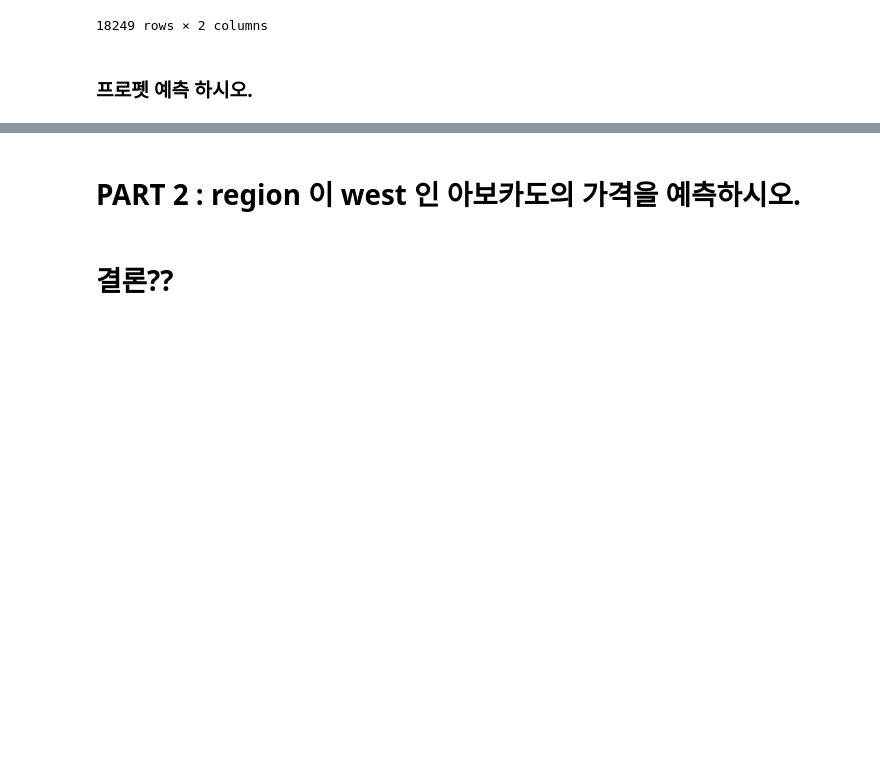
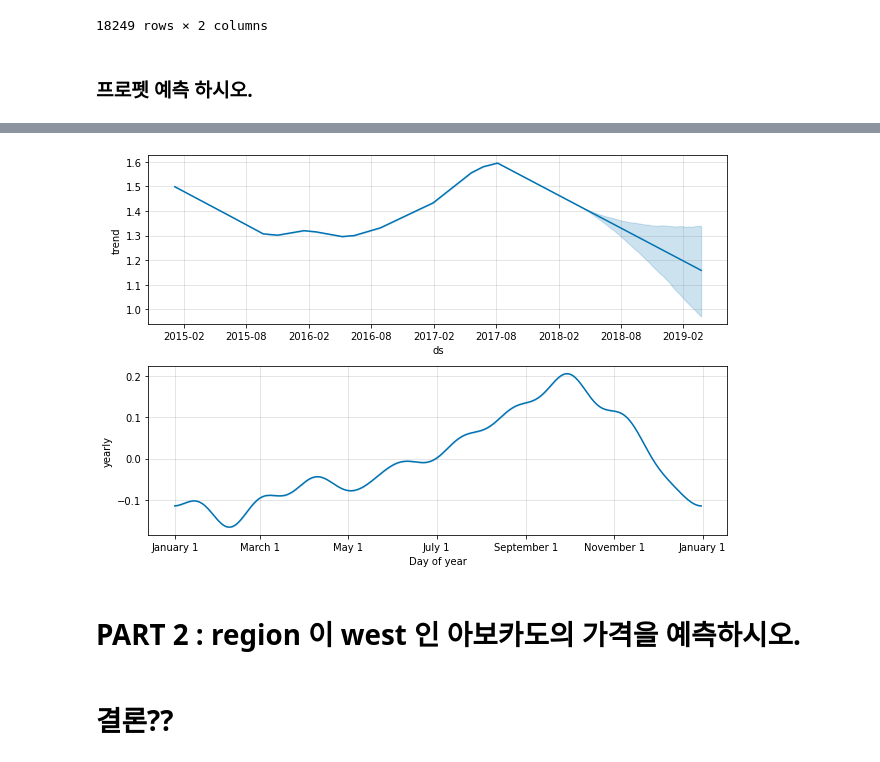
Before and after one commit to leopard4/yh-k3, a Jupyter notebook: 딥러닝강의파일/16_Avocado_Prices_Prediction.ipynb, the cells around one changed output, grey strips where cells are left out. Drawn from its saved outputs; the diff is of its cells as text; code cells hidden in the pictures; blank space fills up the shorter version.

```diff
--- a/딥러닝강의파일/16_Avocado_Prices_Prediction.ipynb
+++ b/딥러닝강의파일/16_Avocado_Prices_Prediction.ipynb
@@ -236,3 +273,8 @@ avocado_prophet_df
+# %%
+prophet.plot_components(forecast)
+plt.savefig('chart2.jpg')
+# %% [output]
+[figure, added]
 # %% [markdown]
 # PART 2 : region 이 west 인 아보카도의 가격을 예측하시오.
 # %%
```
Also changed, not shown: parts of 7 cells of this notebook.
